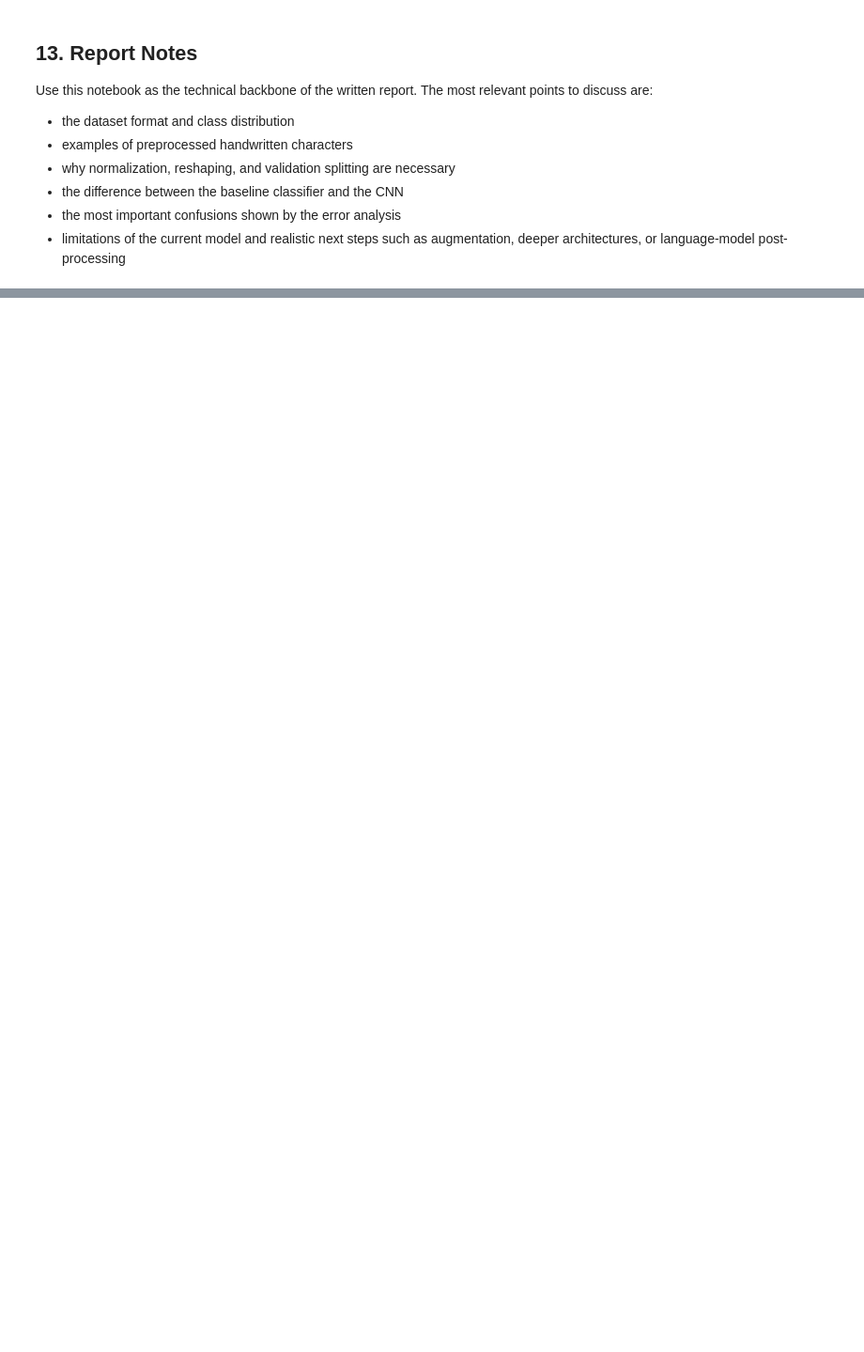
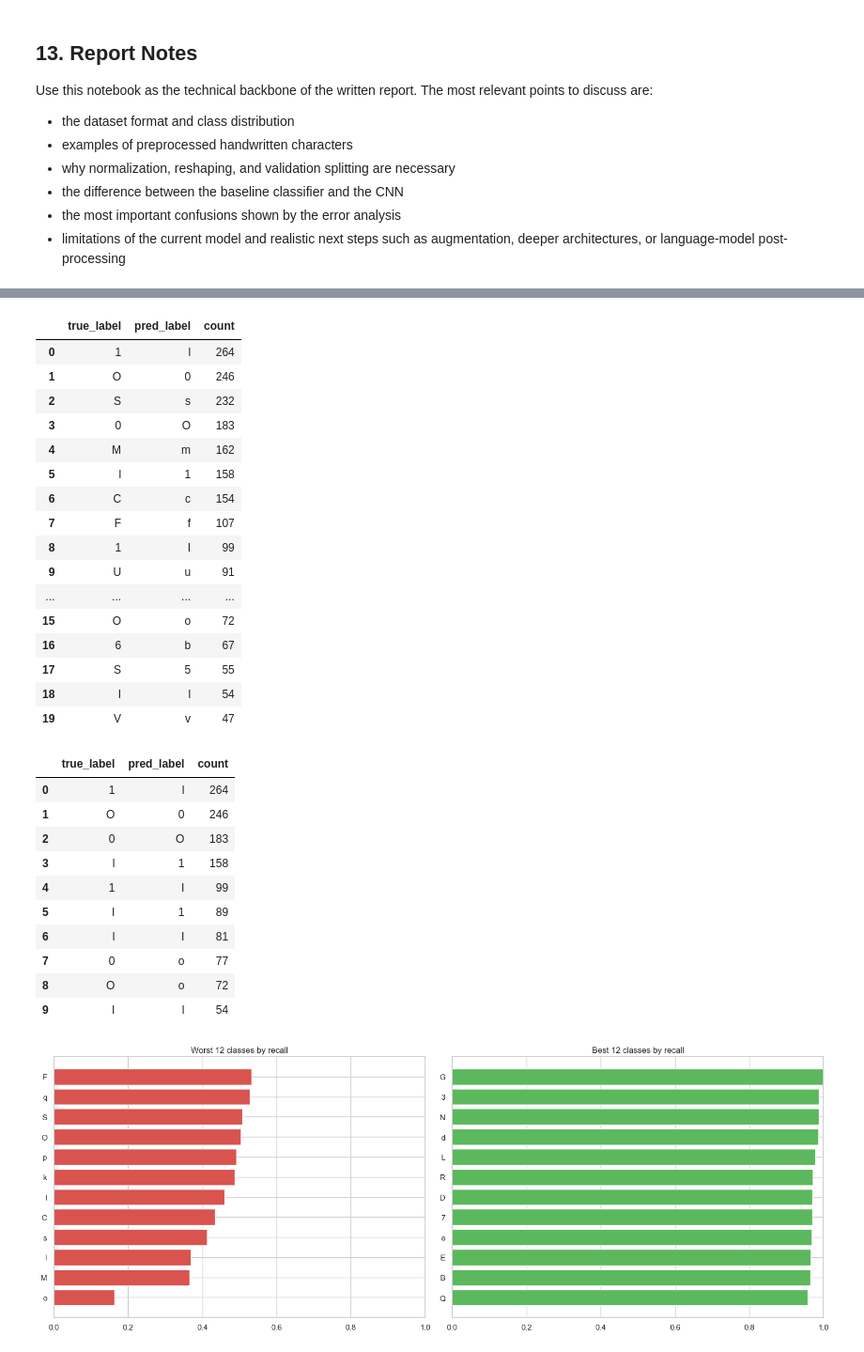
Before and after one commit to Muten-Roshi-Sama/MachineLearningLabs_4eiai40, a Jupyter notebook: Project2026/ocr.ipynb, the cells around one changed output, grey strips where cells are left out. Shown at 94% size. Saved outputs shown, nothing was run; the diff lists cells and outputs as text; code cells hidden in the pictures; blank space fills up the shorter version.

```diff
--- a/Project2026/ocr.ipynb
+++ b/Project2026/ocr.ipynb
@@ -1140,0 +1155,39 @@ Use this notebook as the technical backbone of the written report. The most rele
+# %%
+from pathlib import Path
+import sys
+
+import numpy as np
+import pandas as pd
+import matplotlib.pyplot as plt
+from IPython.display import display
+
+project_dir = Path.cwd()
+if not (project_dir / 'advanced_ai_utils.py').exists():
+    candidate = project_dir / 'Project2026'
+    if (candidate / 'advanced_ai_utils.py').exists():
+        sys.path.append(str(candidate))
+
+from advanced_ai_utils import (
+    confidence_sweep,
+    per_class_recall_table,
+    top_confusion_pairs,
+    perturb_image,
+)
+
+def cnn_predict_from_gray(image):
+    """Predict on a single grayscale image using the 2-channel CNN input."""
+    arr = prepare_cnn_input(image)[None, ...]
+    return cnn.predict(arr, verbose=0)[0]
+
+recall_table = per_class_recall_table(y_test_subset, cnn_test_pred, label_names)
+confusion_table = top_confusion_pairs(cm_cnn, label_names, top_n=20)
+
+display(recall_table.head(15))
+display(confusion_table)
+
+focus_mask = confusion_table['true_label'].isin(['O', '0', 'I', '1', 'l', 'o']) | confusion_table['pred_label'].isin(['O', '0', 'I', '1', 'l', 'o'])
+focus_confusions = confusion_table.loc[focus_mask].reset_index(drop=True)
+display(focus_confusions)
+
+plot_per_class_recall(cm_cnn, label_names, top_n=12)
+# %% [output]
@@ -1140,0 +1210,29 @@ Use this notebook as the technical backbone of the written report. The most rele
+|  | true_label | pred_label | count |
+| 0 | 1 | l | 264 |
+| 1 | O | 0 | 246 |
+| 2 | S | s | 232 |
+| 3 | 0 | O | 183 |
+| 4 | M | m | 162 |
+| 5 | l | 1 | 158 |
+| 6 | C | c | 154 |
+| 7 | F | f | 107 |
+| 8 | 1 | I | 99 |
+| 9 | U | u | 91 |
+| ... | ... | ... | ... |
+| 15 | O | o | 72 |
+| 16 | 6 | b | 67 |
+| 17 | S | 5 | 55 |
+| 18 | I | l | 54 |
+| 19 | V | v | 47 |
+|  | true_label | pred_label | count |
+| 0 | 1 | l | 264 |
+| 1 | O | 0 | 246 |
+| 2 | 0 | O | 183 |
+| 3 | l | 1 | 158 |
+| 4 | 1 | I | 99 |
+| 5 | I | 1 | 89 |
+| 6 | l | I | 81 |
+| 7 | 0 | o | 77 |
+| 8 | O | o | 72 |
+| 9 | I | l | 54 |
+[figure, added]
```
Also changed, not shown: parts of 21 cells of this notebook, 1 other file.
